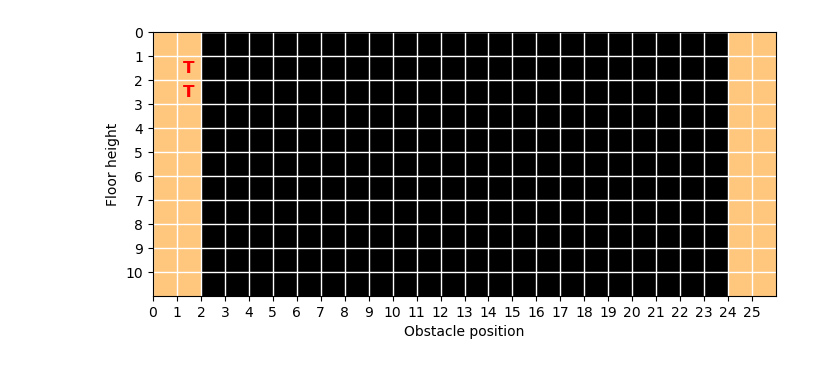
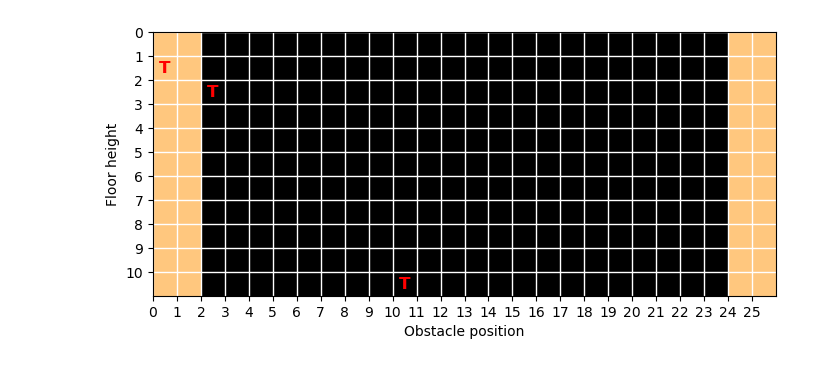
Before and after one commit to manusimidt/jku_practical_work, a Jupyter notebook: visualize_configuration.ipynb, the cells around one changed output. Drawn from its saved outputs; the diff is of its cells as text; code cells hidden in the pictures.

Commit message:
Finished configuration plot

```diff
--- a/visualize_configuration.ipynb
+++ b/visualize_configuration.ipynb
@@ -5,6 +12,5 @@ import itertools
 # %%
-def plot_evaluation_grid(grid, training_positions, min_obs_position,
-                         min_floor_height):
+def plot_evaluation_grid(grid, training_positions):
     """Plots the evaluation grid."""
     fig, ax = plt.subplots(figsize=(7, 9))
     grid_x, grid_y = grid.shape
@@ -17,35 +23,40 @@ def plot_evaluation_grid(grid, training_positions, min_obs_position,
     ax.set_yticks(y_ticks)
 
     # ax.tick_params(labelbottom=False, labelleft=False)
     ax.set_ylabel("Floor height")
     ax.set_xlabel("Obstacle position")
 
     # Loop over data dimensions and create text annotations.
     for (obstacle_pos, floor_height) in training_positions:
-        pos_index = obstacle_pos - min_obs_position
-        height_index = floor_height - min_floor_height
+        pos_index = obstacle_pos
+        height_index = floor_height
         ax.text(
             pos_index + 0.5,
             height_index + 0.5,
             'T',
             ha='center',
             va='center',
             color='r',
             fontsize='large',
             fontweight = 'bold')
 
     ax.grid(color='w', linewidth=1)
     fig.tight_layout()
     return fig
 
+n_obstacle_pos = 26 # how many obstacle position you want to try out (paper: 27, max: 30)
+n_floor_heights = 11 # how many floor heights you want to try out (paper: 11, max: 40)
+obstacle_pos = np.rint(np.linspace(VanillaEnv.min_obstacle_pos, VanillaEnv.max_obstacle_pos, n_obstacle_pos)).astype(np.int8)
+floor_height = np.rint(np.linspace(VanillaEnv.min_floor_height, VanillaEnv.max_floor_height, n_floor_heights)).astype(np.int8)
 
-grid = np.zeros((26, 11))
+grid = np.zeros((len(obstacle_pos), len(floor_height)))
+
 grid[1] = np.ones(11)
 grid[0] = np.ones(11)
 grid[-1] = np.ones(11)
 grid[-2] = np.ones(11)
 
-fig = plot_evaluation_grid(grid, [(1 + 10, 1 + 23), (1 + 10, 2 + 23)], 10, 23)
+fig = plot_evaluation_grid(grid, [(0, 1), [2,2], [10,10]])
 plt.show()
 # %% [output]
-[figure, old version]
+[figure, new version]
```
Also changed, not shown: parts of 4 cells of this notebook, 7 other files.
